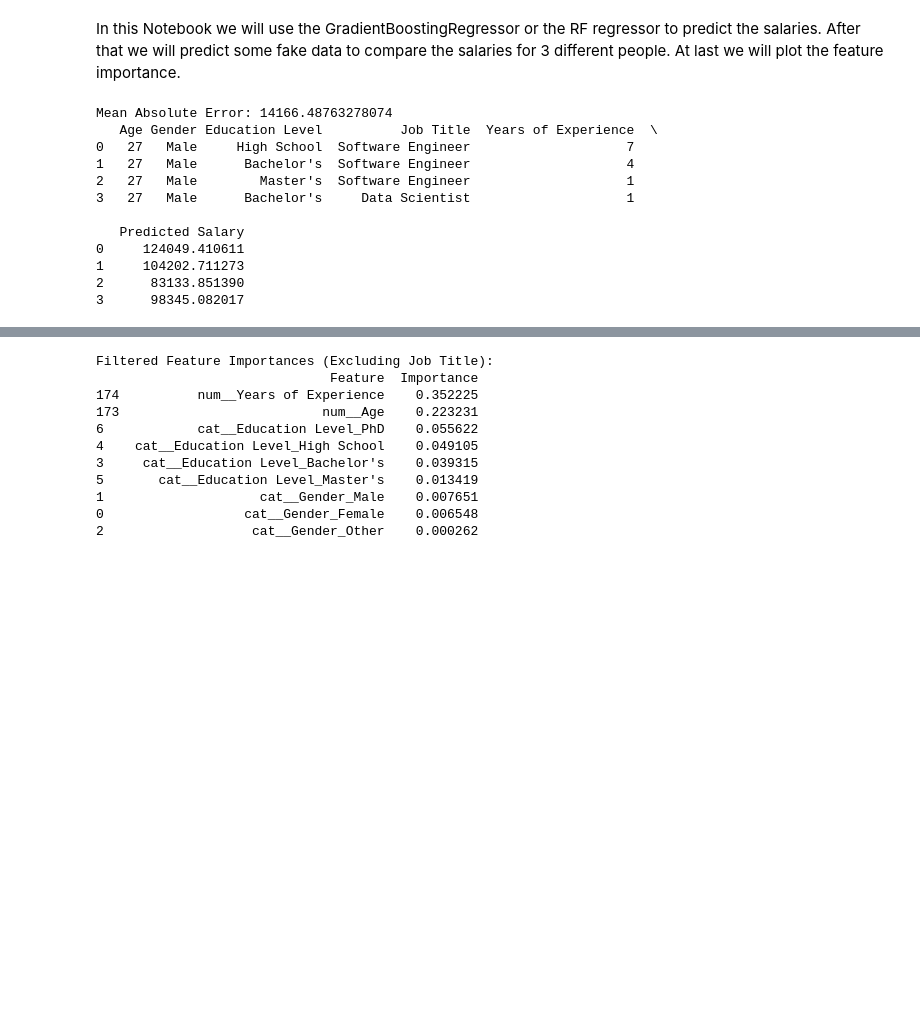
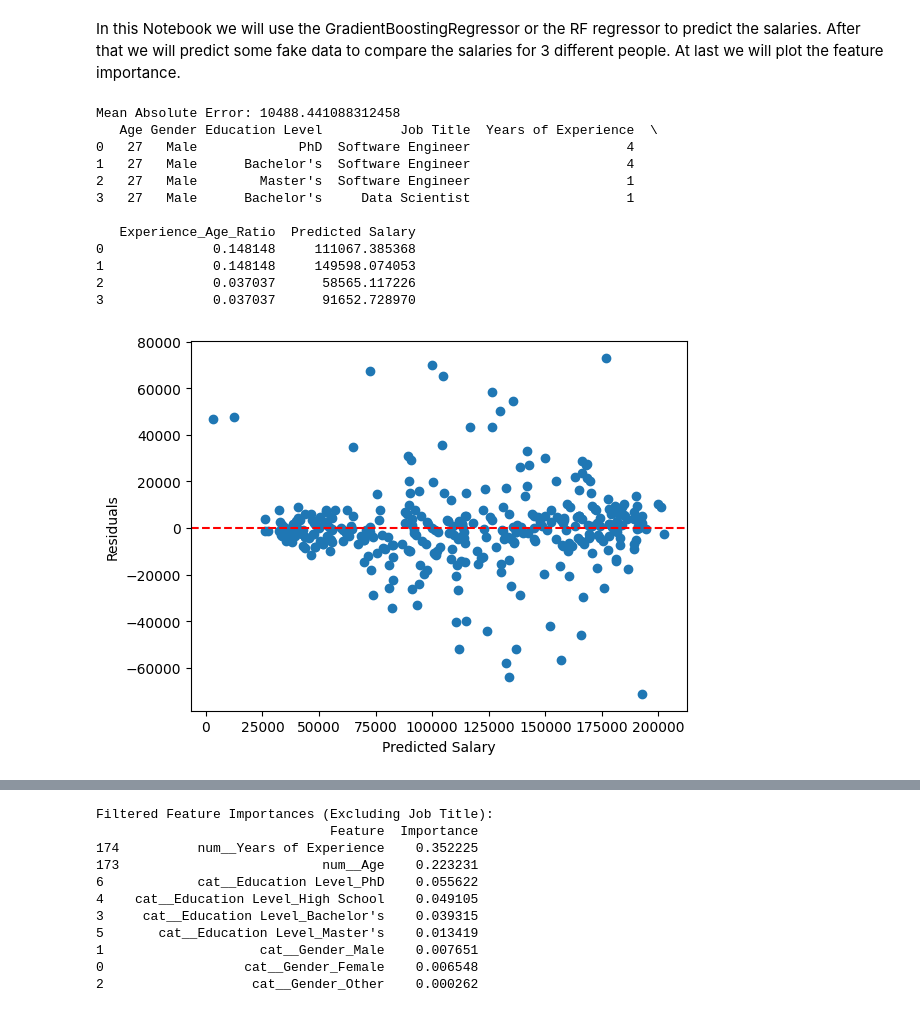
Before and after one commit to CarloRobbiani/ml_project, a Jupyter notebook: Salary new dataset/fake_data_pred.ipynb, the cells around one changed output, grey strips where cells are left out. Cells and saved outputs as stored; diff of their text form; code cells hidden in the pictures; blank space fills up the shorter version.

```diff
--- a/Salary new dataset/fake_data_pred.ipynb
+++ b/Salary new dataset/fake_data_pred.ipynb
@@ -9,6 +9,7 @@ from sklearn.preprocessing import OneHotEncoder, StandardScaler
 from sklearn.compose import ColumnTransformer
 from sklearn.pipeline import Pipeline
 from sklearn.metrics import mean_absolute_error
+import matplotlib.pyplot as plt
 
 # Load the CSV data
 path = 'Salary_Data.csv'
@@ -19,15 +20,19 @@ df['Education Level'] = df['Education Level'].replace("phD", "PhD")
 df['Education Level'] = df['Education Level'].replace("Master's Degree", "Master's")
 
 df = df.dropna()
+df.drop_duplicates(inplace=True)
+df['Experience_Age_Ratio'] = df['Years of Experience'] / df['Age']
 
 
 # Features and target
 X = df.drop('Salary', axis=1)
 y = df['Salary']
 
+
+
 # Define categorical and numerical columns
 categorical_columns = ['Gender', 'Education Level', 'Job Title']
-numerical_columns = ['Age', 'Years of Experience']
+numerical_columns = ['Age', 'Years of Experience', 'Experience_Age_Ratio']
 
 # Preprocess categorical variables with OneHotEncoder
 preprocessor = ColumnTransformer(
@@ -40,48 +45,56 @@ preprocessor = ColumnTransformer(
 # Build a pipeline with RandomForestRegressor
 model = Pipeline(steps=[
     ('preprocessor', preprocessor),
-    #('regressor',RandomForestRegressor(max_features='sqrt', random_state=42))
-    ('regressor',GradientBoostingRegressor(max_features='sqrt', random_state=42))
+    #('regressor',RandomForestRegressor(max_features='sqrt', random_state=42, n_estimators=100, max_depth=5))
+    ('regressor',GradientBoostingRegressor(max_features='sqrt', random_state=42, n_estimators=100, max_depth=20))
 ])
 
 # Split the data
 X_train, X_test, y_train, y_test = train_test_split(X, y, test_size=0.2, random_state=42)
 
 # Train the model
 model.fit(X_train, y_train)
 
 # Evaluate the model
 predictions = model.predict(X_test)
 mae = mean_absolute_error(y_test, predictions)
 print(f'Mean Absolute Error: {mae}')
 
 # Example fake data for prediction
 fake_data = pd.DataFrame({
     'Age': [27, 27, 27, 27],
     'Gender': ['Male', 'Male', 'Male', "Male"],
-    'Education Level': ["High School", "Bachelor's", "Master's", "Bachelor's"],
+    'Education Level': ["PhD", "Bachelor's", "Master's", "Bachelor's"],
     'Job Title': ['Software Engineer', 'Software Engineer', 'Software Engineer', "Data Scientist"],
-    'Years of Experience': [7, 4, 1, 1]
+    'Years of Experience': [4, 4, 1, 1]
 })
+
+fake_data['Experience_Age_Ratio'] = fake_data['Years of Experience'] / fake_data['Age']
 
 # Predict salaries for fake data
 predicted_salaries = model.predict(fake_data)
 fake_data['Predicted Salary'] = predicted_salaries
 
 print(fake_data)
+plt.scatter(predictions, y_test - predictions)
+plt.axhline(y=0, color='r', linestyle='--')
+plt.xlabel('Predicted Salary')
+plt.ylabel('Residuals')
+plt.show()
 # %% [output]
-Mean Absolute Error: 14166.48763278074
+Mean Absolute Error: 10488.441088312458
    Age Gender Education Level          Job Title  Years of Experience  \
-0   27   Male     High School  Software Engineer                    7
+0   27   Male             PhD  Software Engineer                    4
 1   27   Male      Bachelor's  Software Engineer                    4
 2   27   Male        Master's  Software Engineer                    1
 3   27   Male      Bachelor's     Data Scientist                    1
 
-   Predicted Salary
-0     124049.410611
-1     104202.711273
-2      83133.851390
-3      98345.082017
+   Experience_Age_Ratio  Predicted Salary
+0              0.148148     111067.385368
+1              0.148148     149598.074053
+2              0.037037      58565.117226
+3              0.037037      91652.728970
+[figure, added]
 # %%
 #Create a comparison of the three people
 import pandas as pd
```
Also changed, not shown: parts of 1 cell of this notebook.
